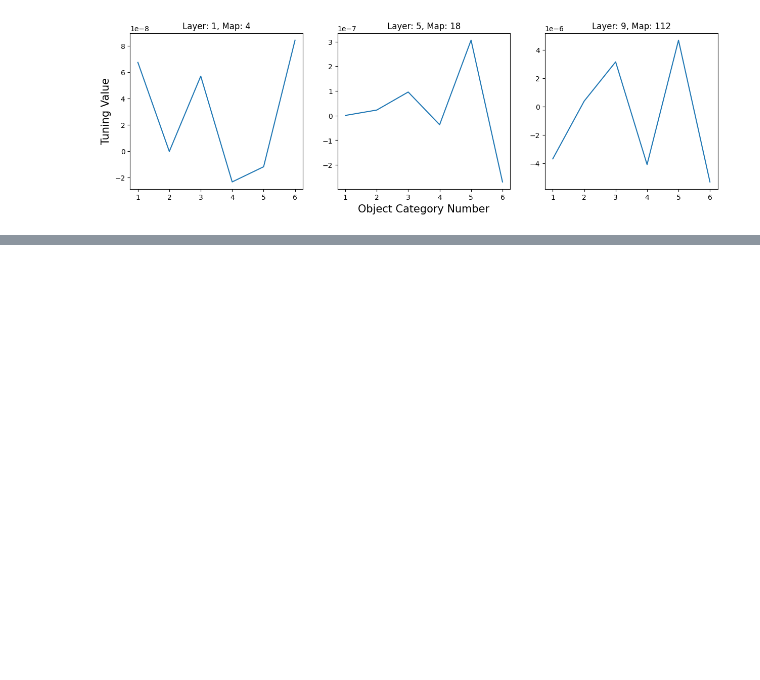
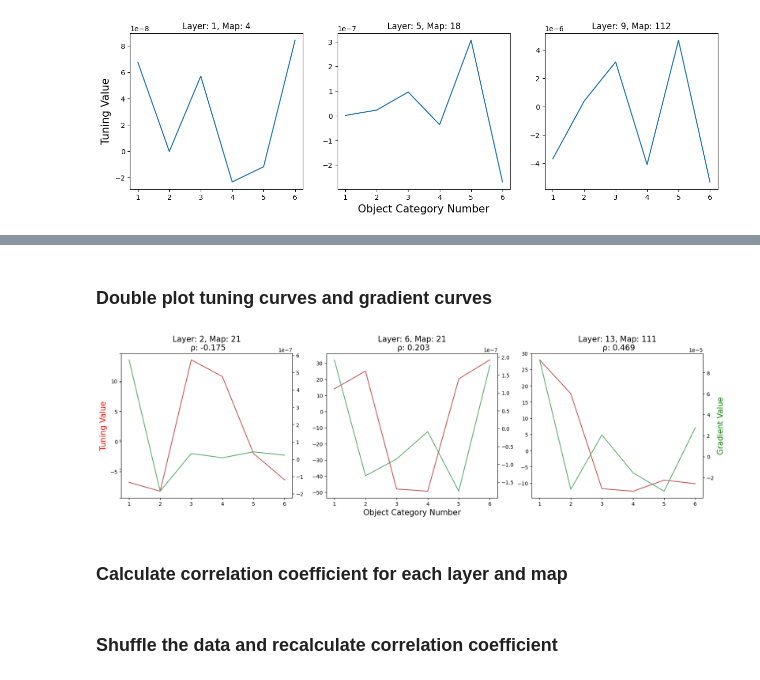
Before and after one commit to soukhind2/vgg16obj, a Jupyter notebook: colab_test.ipynb, the cells around one changed output, grey strips where cells are left out. Cells and saved outputs as stored; diff of their text form; code cells hidden in the pictures; blank space fills up the shorter version.

Commit message:
Shuffle Corr Included

```diff
--- a/colab_test.ipynb
+++ b/colab_test.ipynb
@@ -366,28 +362,18 @@ top_model.summary()
 # %%
-import tensorflow as tf
+calc_gradient_val = 0
+if calc_gradient_val:
+  layer_names = [layer.name for layer in model.layers if 'conv' in layer.name]
+  cat_grads = [[[] for j in range(len(layer_names))] for i in range(ncats)]
 
 
-layer_names = [layer.name for layer in model.layers if 'conv' in layer.name]
-cat_grads = [[[] for j in range(len(layer_names))] for i in range(ncats)]
+  start = time.time()
+  for i in range(ncats):
+    idx = list(np.where(labels == i))
+    cat_grads[i] = gc.calc_avg_gradcam(train_it[idx],model,top_model)
+  print(f'Elapsed: {time.time() - start}s')
 
-
-start = time.time()
-for i in range(ncats):
-  idx = list(np.where(labels == i))
-  cat_grads[i] = gc.calc_avg_gradcam(train_it[idx],model,top_model)
-print(f'Elapsed: {time.time() - start}s')
-
-with open('gradient_values_cat', 'wb') as fp:
-    pickle.dump(cat_grads, fp)
-
-'''
-plt.figure()
-plt.matshow(heatmap[0],cmap = 'jet')
-plt.colorbar()
-plt.show()
-plt.figure()
-plt.imshow(train_it[image])
-'''
+  with open('gradient_values_cat', 'wb') as fp:
+      pickle.dump(cat_grads, fp)
 # %%
-with open ('/content/gradient_values_cat', 'rb') as fp:
+with open ('/content/drive/My Drive/obj/gradient_values_cat', 'rb') as fp:
     cat_grads = pickle.load(fp)
@@ -452,0 +388,10 @@ fig = plot_both_curves(fc,cat_grads,layers,maps)
+# %% [markdown]
+### Double plot tuning curves and gradient curves
+# %%
+layers = [1,5,12]
+maps = [20,20,110]
+fig = pt.plot_both_curves(fc,cat_grads,layers,maps,corrcoef=True)
+# %% [output]
+[figure, added]
+# %% [markdown]
+### Calculate correlation coefficient for each layer and map
@@ -452,0 +400,2 @@ fig = plot_both_curves(fc,cat_grads,layers,maps)
+# %% [markdown]
+### Shuffle the data and recalculate correlation coefficient
```
Also changed, not shown: parts of 17 cells of this notebook.
